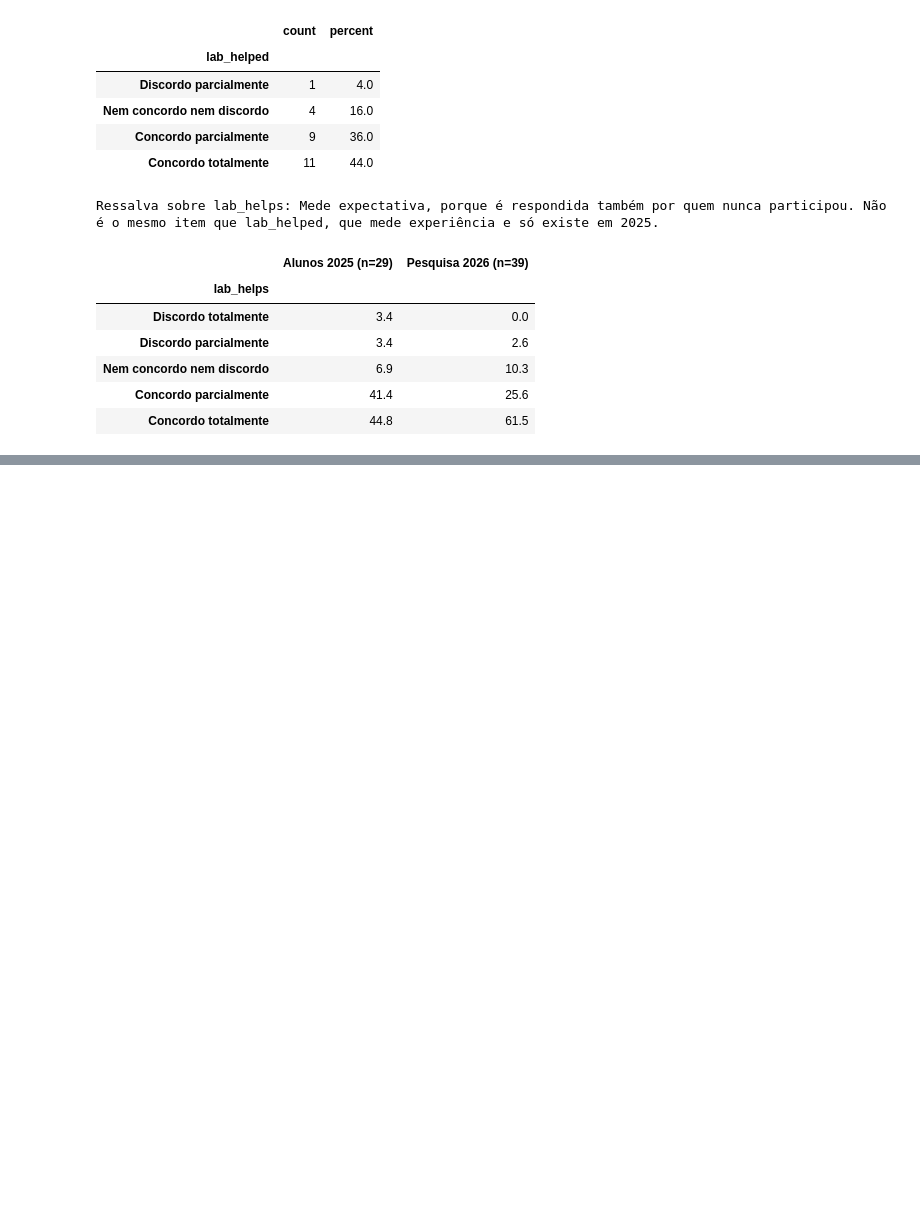
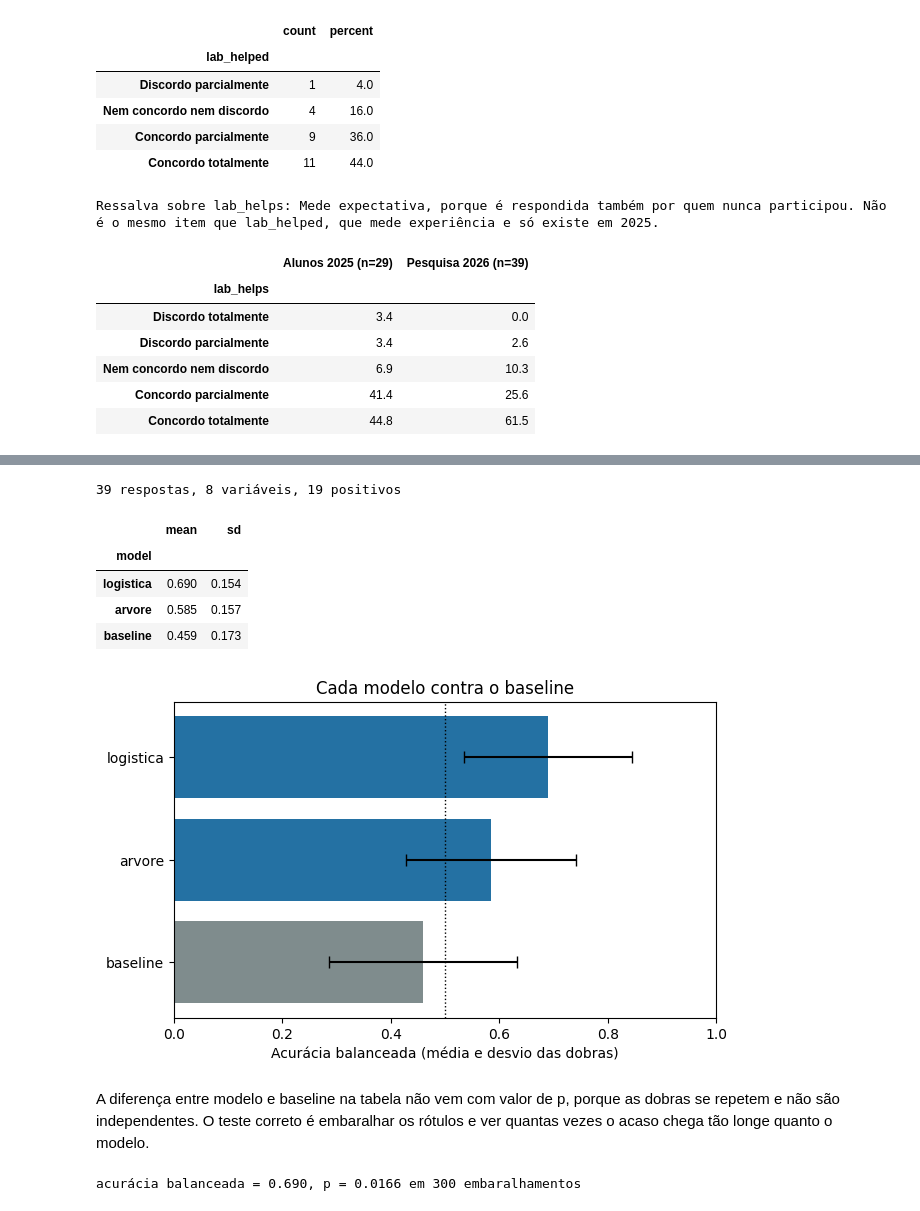
Before and after one commit to Gabriel-c0Nsp/analise-motivacao, a Jupyter notebook: analise-motivacao.ipynb, the cells around one changed output, grey strips where cells are left out. Cells and saved outputs as stored; diff of their text form; code cells hidden in the pictures; blank space fills up the shorter version.

```diff
--- a/analise-motivacao.ipynb
+++ b/analise-motivacao.ipynb
@@ -645,0 +859,24 @@ Ressalva sobre lab_helps: Mede expectativa, porque é respondida também por que
+# %%
+X, y = build_xy(students_researchers_2026_04, "dropped_courses")
+print("%d respostas, %d variáveis, %d positivos" % (len(X), X.shape[1], y.sum()))
+
+comparacao = compare_models(X, y)
+display(comparacao.round(3))
+plot_model_comparison(comparacao);
+# %% [output]
+39 respostas, 8 variáveis, 19 positivos
+|  | mean | sd |
+| model |  |  |
+| logistica | 0.690 | 0.154 |
+| arvore | 0.585 | 0.157 |
+| baseline | 0.459 | 0.173 |
+[figure, added]
+# %% [markdown]
+A diferença entre modelo e baseline na tabela não vem com valor de p, porque as
+dobras se repetem e não são independentes. O teste correto é embaralhar os rótulos e
+ver quantas vezes o acaso chega tão longe quanto o modelo.
+# %%
+score, p = permutation_p(X, y)
+print("acurácia balanceada = %.3f, p = %.4f em 300 embaralhamentos" % (score, p))
+# %% [output]
+acurácia balanceada = 0.690, p = 0.0166 em 300 embaralhamentos
```
Also changed, not shown: parts of 23 cells of this notebook, 4 other files.
